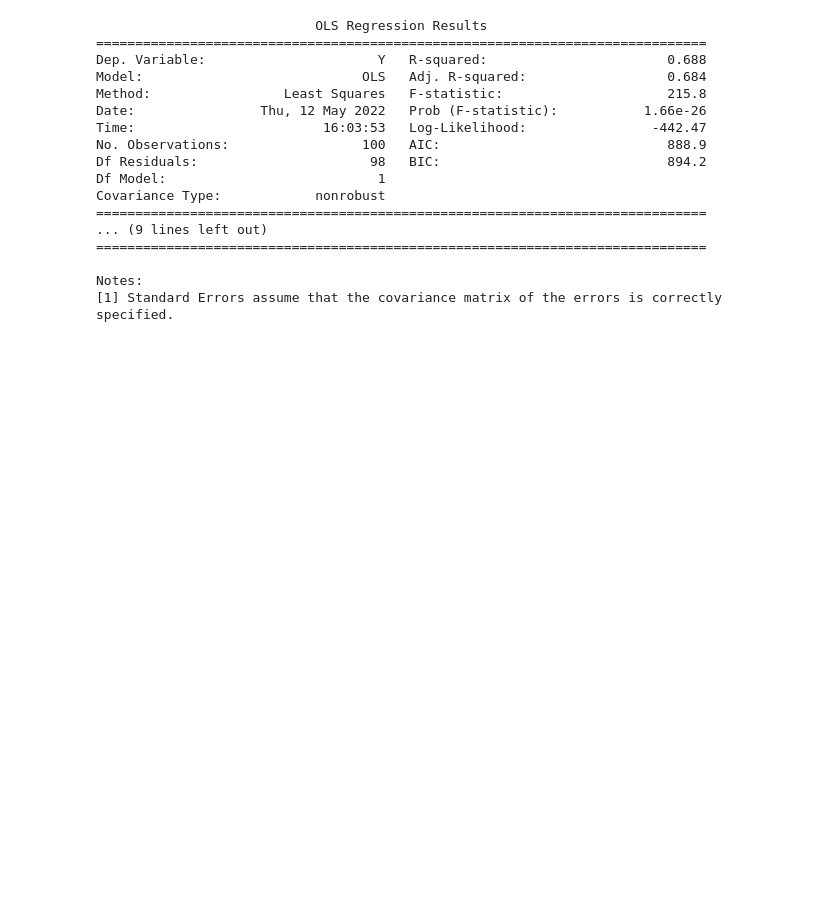
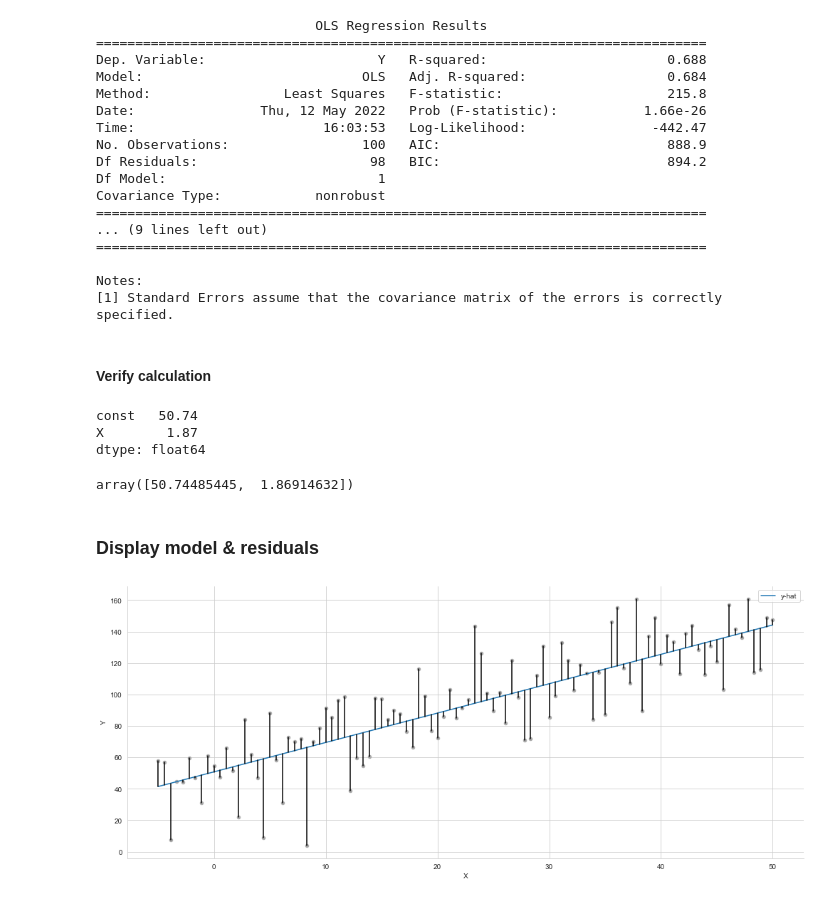
Before and after one commit to cmj123/machine_learning_for_algorithmic_trading, a Jupyter notebook: 07_linear_models/01_linear_regression_intro.ipynb, the cells around one changed output. Saved outputs shown, nothing was run; the diff lists cells and outputs as text; code cells hidden in the pictures; blank space fills up the shorter version.

Commit message:
Complete display of models and residual of univariate linear regression

```diff
--- a/07_linear_models/01_linear_regression_intro.ipynb
+++ b/07_linear_models/01_linear_regression_intro.ipynb
@@ -72,3 +72,29 @@ Covariance Type:            nonrobust
 
 Notes:
 [1] Standard Errors assume that the covariance matrix of the errors is correctly specified.
+# %% [markdown]
+#### Verify calculation
+# %%
+beta = np.linalg.inv(X.T.dot(X)).dot(X.T.dot(y))
+pd.Series(beta, index=X.columns)
+# %% [output]
+const   50.74
+X        1.87
+dtype: float64
+# %%
+beta
+# %% [output]
+array([50.74485445,  1.86914632])
+# %% [markdown]
+### Display model & residuals
+# %%
+data['y-hat'] = model.predict()
+data['residuals'] = model.resid
+ax = data.plot.scatter(x='X', y='Y', c='darkgrey', figsize=(14,6))
+data.plot.line(x='X', y='y-hat', ax=ax)
+for _, row in data.iterrows():
+    plt.plot((row.X, row.X), (row.Y, row['y-hat']), 'k-')
+sns.despine()
+plt.tight_layout()
+# %% [output]
+[figure, added]
```
Also changed, not shown: parts of 1 cell of this notebook.
